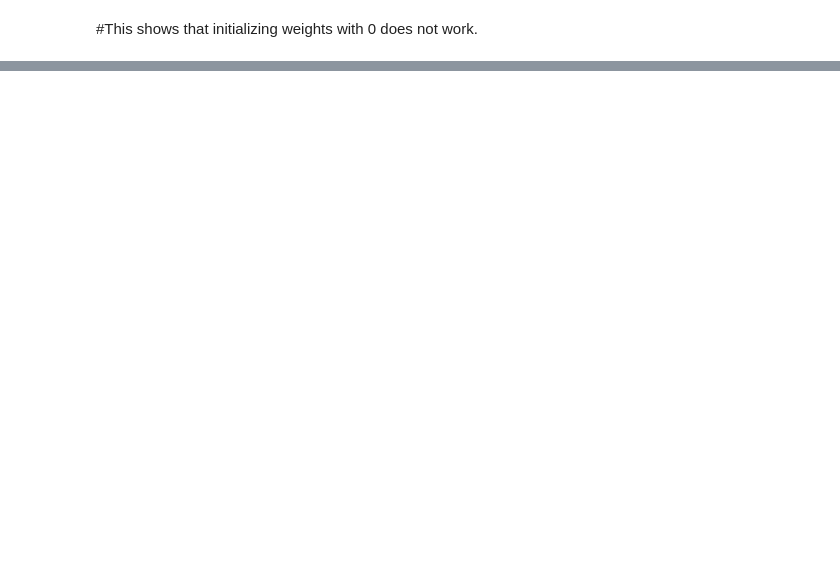
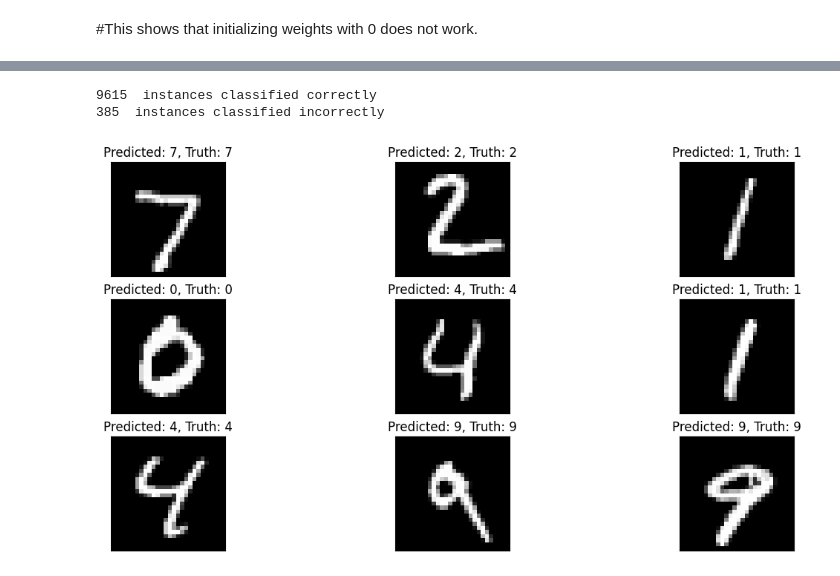
Before and after one commit to ninadsharma1/Deep-Learning, a Jupyter notebook: Assignment_1_DL.ipynb, the cells around one changed output, grey strips where cells are left out. Drawn from its saved outputs; the diff is of its cells as text; code cells hidden in the pictures; blank space fills up the shorter version.

```diff
--- a/Assignment_1_DL.ipynb
+++ b/Assignment_1_DL.ipynb
@@ -386,0 +651,8 @@ tf.Tensor(0.1166, shape=(), dtype=float32)
+# %%
+h_layer=tf.matmul(data.test_data, W1) + b1
+hidden_out = tf.nn.relu(h_layer)
+test_preds = tf.argmax(tf.matmul(hidden_out,W2) + b2, axis=1,
+                       output_type=tf.int32)
+acc = tf.reduce_mean(tf.cast(tf.equal(test_preds, data.test_labels),
+                             tf.float32))
+print(acc)
@@ -386,0 +669,28 @@ tf.Tensor(0.1166, shape=(), dtype=float32)
+# %%
+predicted_classes = test_preds
+
+# see which we predicted correctly and which not
+correct_indices = np.nonzero(predicted_classes == test_labels)[0]
+incorrect_indices = np.nonzero(predicted_classes != test_labels)[0]
+
+print(len(correct_indices)," instances classified correctly")
+print(len(incorrect_indices)," instances classified incorrectly")
+
+# adapt figure size to accomodate 18 subplots
+plt.rcParams['figure.figsize'] = (14,14)
+
+figure_evaluation = plt.figure()
+
+# plot 9 correct predictions
+for i, correct in enumerate(correct_indices[:9]):
+    plt.subplot(6,3,i+1)
+    plt.imshow(test_images[correct].reshape(28,28), cmap='gray', interpolation='none')
+    plt.title(
+      "Predicted: {}, Truth: {}".format(predicted_classes[correct],
+                                        test_labels[correct]))
+    plt.xticks([])
+    plt.yticks([])
+# %% [output]
+9615  instances classified correctly
+385  instances classified incorrectly
+[figure, added]
```
Also changed, not shown: parts of 32 cells of this notebook, 1 other file.
